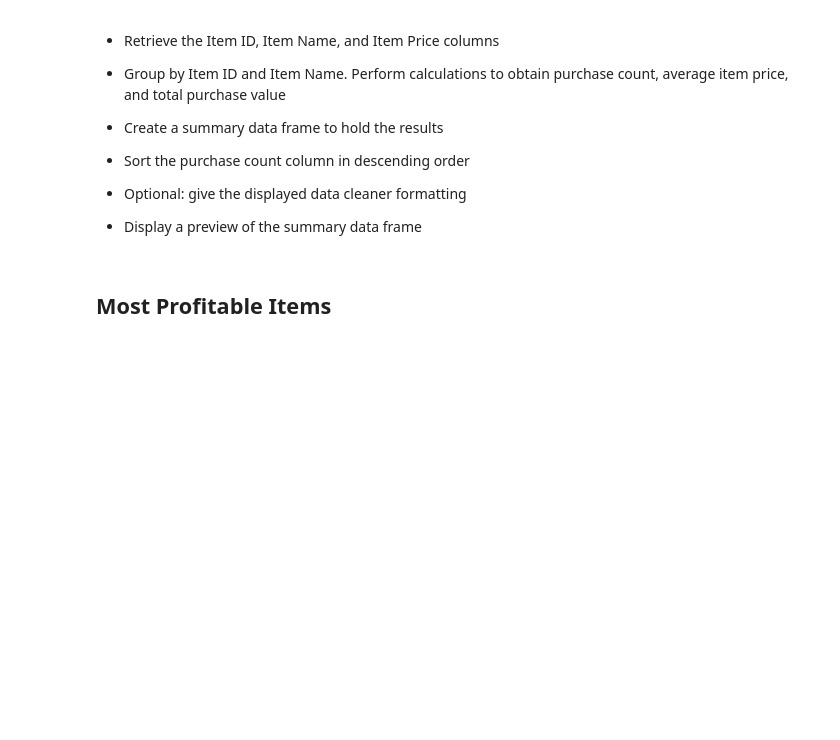
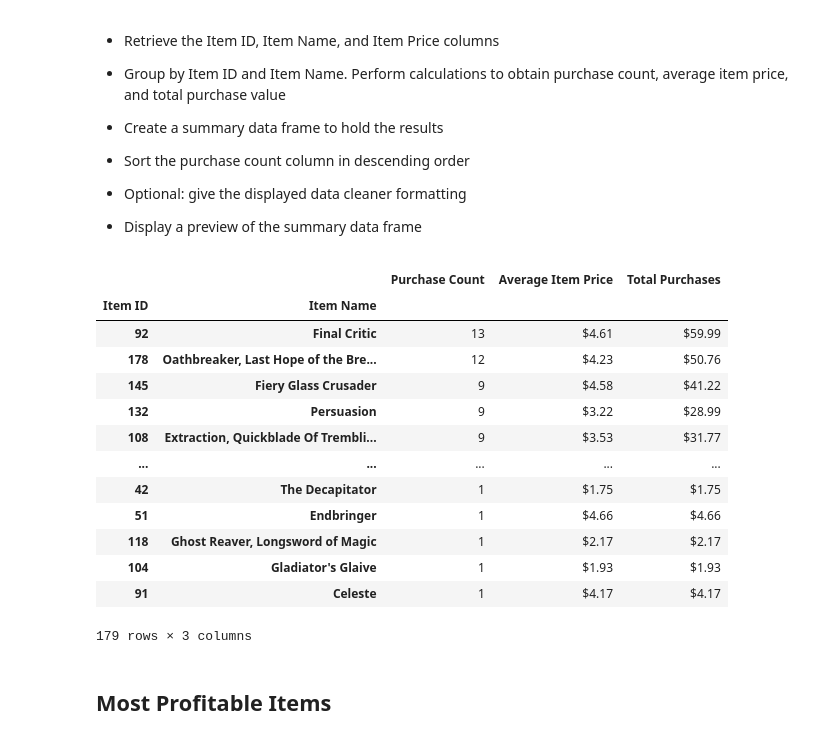
Before and after one commit to schoo424/pandas-challenge, a Jupyter notebook: HeroesOfPymoli/HeroesOfPymoli_starter.ipynb, the cells around one changed output. Saved outputs shown, nothing was run; the diff lists cells and outputs as text; code cells hidden in the pictures; blank space fills up the shorter version.

```diff
--- a/HeroesOfPymoli/HeroesOfPymoli_starter.ipynb
+++ b/HeroesOfPymoli/HeroesOfPymoli_starter.ipynb
@@ -379,2 +488,38 @@ purchasing_analysis_df
+# %%
+# popular_item_ID = purchase_data.groupby(["Item Name"]).nunique()
+# popular_item_ID
+# popular_item_names = purchase_data["Item Name"].value_counts()
+
+popular_item_df = pd.DataFrame(purchase_data.groupby(["Item ID", "Item Name"]).agg(["count", "mean", "sum"])["Price"])
+
+popular_item_df = popular_item_df.rename(columns = {"sum" : "Total Purchases",
+                                    "mean": "Average Item Price",
+                                    "count" : "Purchase Count"})
+
+popular_item_df["Total Purchases"] = popular_item_df["Total Purchases"].map("${:,.2f}".format)
+popular_item_df["Average Item Price"] = popular_item_df["Average Item Price"].map("${:,.2f}".format)
+
+popular_item_df.sort_values("Purchase Count", ascending = False)
+
+# popular_item_df = popular_item_df.drop_duplicates()
+# popular_item_df
+
+# popular_items = popular_item_df["Item ID"].value_counts
+# popular_item_name = popular_item_df["Item Name"]
+# %% [output]
+|  |  | Purchase Count | Average Item Price | Total Purchases |
+| Item ID | Item Name |  |  |  |
+| 92 | Final Critic | 13 | $4.61 | $59.99 |
+| 178 | Oathbreaker, Last Hope of the Bre... | 12 | $4.23 | $50.76 |
+| 145 | Fiery Glass Crusader | 9 | $4.58 | $41.22 |
+| 132 | Persuasion | 9 | $3.22 | $28.99 |
+| 108 | Extraction, Quickblade Of Trembli... | 9 | $3.53 | $31.77 |
+| ... | ... | ... | ... | ... |
+| 42 | The Decapitator | 1 | $1.75 | $1.75 |
+| 51 | Endbringer | 1 | $4.66 | $4.66 |
+| 118 | Ghost Reaver, Longsword of Magic | 1 | $2.17 | $2.17 |
+| 104 | Gladiator's Glaive | 1 | $1.93 | $1.93 |
+| 91 | Celeste | 1 | $4.17 | $4.17 |
+179 rows × 3 columns
 # %% [markdown]
 ## Most Profitable Items
```
Also changed, not shown: parts of 16 cells of this notebook.
